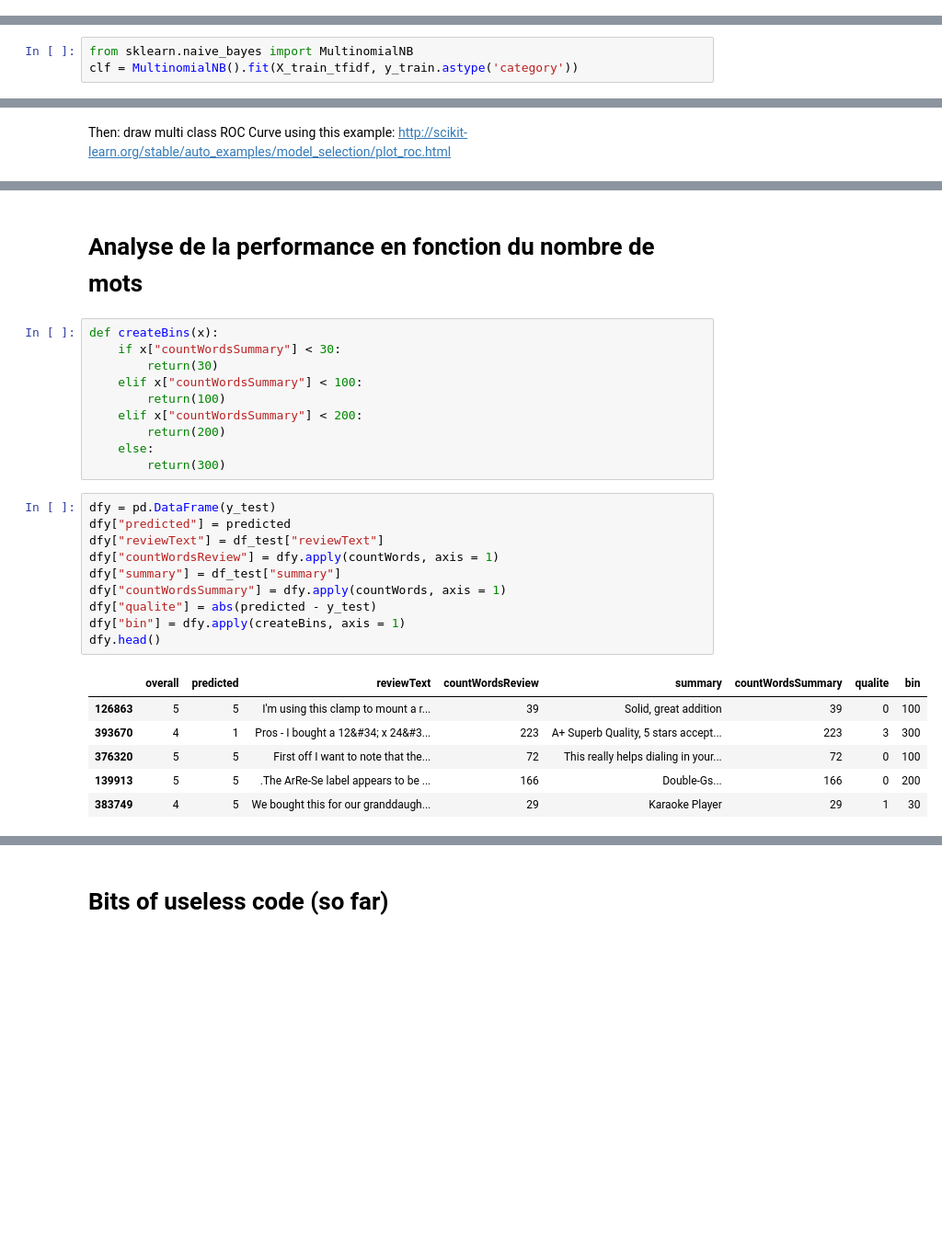
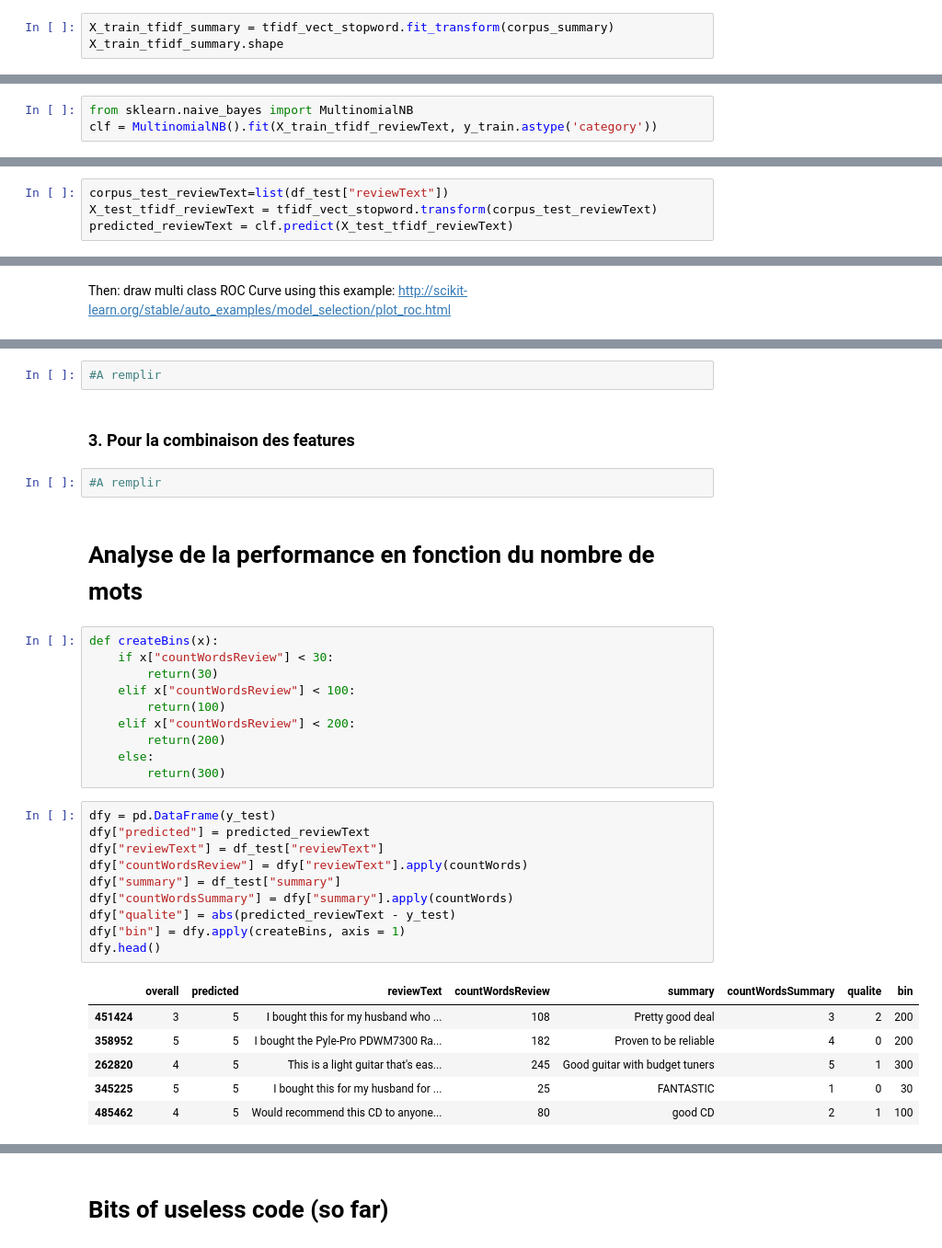
Before and after one commit to alexcombessie/ENSAE_Amazon-Review-Prediction, a Jupyter notebook: Projet Python - Amazon review data.ipynb, the cells around one changed output, grey strips where cells are left out. Shown at 92% size. Saved outputs shown, nothing was run; the diff lists cells and outputs as text; blank space fills up the shorter version.

Commit message:
Premier travail de combinaison des features
changé la structure, cleané du code, et commencé à implémenter le
machine learning sur la combinaison des features

```diff
--- a/Projet Python - Amazon review data.ipynb
+++ b/Projet Python - Amazon review data.ipynb
@@ -274,0 +279,3 @@ X_train_tfidf.shape
+# %%
+X_train_tfidf_summary = tfidf_vect_stopword.fit_transform(corpus_summary)
+X_train_tfidf_summary.shape
@@ -283,3 +321,3 @@ X_train_tfidf.shape
 # %%
 from sklearn.naive_bayes import MultinomialNB
-clf = MultinomialNB().fit(X_train_tfidf, y_train.astype('category'))
+clf = MultinomialNB().fit(X_train_tfidf_reviewText, y_train.astype('category'))
@@ -291,3 +324,7 @@ predicted = clf.predict(X_test_tfidf)
+# %%
+corpus_test_reviewText=list(df_test["reviewText"])
+X_test_tfidf_reviewText = tfidf_vect_stopword.transform(corpus_test_reviewText)
+predicted_reviewText = clf.predict(X_test_tfidf_reviewText)
 # %%
 from sklearn.linear_model import SGDClassifier
 SGDclass=SGDClassifier(loss='hinge', penalty='l2', alpha=1e-3, n_iter=5, random_state=42)
@@ -372,32 +415,38 @@ Good priceGood qualityI would definetly recommend this speaker wire to anyone wh
+# %%
+#A remplir
+# %% [markdown]
+### 3. Pour la combinaison des features
+# %%
+#A remplir
 # %% [markdown]
 # Analyse de la performance en fonction du nombre de mots
 # %%
 def createBins(x):
-    if x["countWordsSummary"] < 30:
+    if x["countWordsReview"] < 30:
         return(30)
-    elif x["countWordsSummary"] < 100:
+    elif x["countWordsReview"] < 100:
         return(100)
-    elif x["countWordsSummary"] < 200:
+    elif x["countWordsReview"] < 200:
         return(200)
     else:
         return(300)
 # %%
 dfy = pd.DataFrame(y_test)
-dfy["predicted"] = predicted
+dfy["predicted"] = predicted_reviewText
 dfy["reviewText"] = df_test["reviewText"]
-dfy["countWordsReview"] = dfy.apply(countWords, axis = 1)
+dfy["countWordsReview"] = dfy["reviewText"].apply(countWords)
 dfy["summary"] = df_test["summary"]
-dfy["countWordsSummary"] = dfy.apply(countWords, axis = 1)
-dfy["qualite"] = abs(predicted - y_test)
+dfy["countWordsSummary"] = dfy["summary"].apply(countWords)
+dfy["qualite"] = abs(predicted_reviewText - y_test)
 dfy["bin"] = dfy.apply(createBins, axis = 1)
 dfy.head()
 # %% [output]
 |  | overall | predicted | reviewText | countWordsReview | summary | countWordsSummary | qualite | bin |
-| 126863 | 5 | 5 | I'm using this clamp to mount a r... | 39 | Solid, great addition | 39 | 0 | 100 |
-| 393670 | 4 | 1 | Pros - I bought a 12&#34; x 24&#3... | 223 | A+ Superb Quality, 5 stars accept... | 223 | 3 | 300 |
-| 376320 | 5 | 5 | First off I want to note that the... | 72 | This really helps dialing in your... | 72 | 0 | 100 |
-| 139913 | 5 | 5 | .The ArRe-Se label appears to be ... | 166 | Double-Gs... | 166 | 0 | 200 |
-| 383749 | 4 | 5 | We bought this for our granddaugh... | 29 | Karaoke Player | 29 | 1 | 30 |
+| 451424 | 3 | 5 | I bought this for my husband who ... | 108 | Pretty good deal | 3 | 2 | 200 |
+| 358952 | 5 | 5 | I bought the Pyle-Pro PDWM7300 Ra... | 182 | Proven to be reliable | 4 | 0 | 200 |
+| 262820 | 4 | 5 | This is a light guitar that's eas... | 245 | Good guitar with budget tuners | 5 | 1 | 300 |
+| 345225 | 5 | 5 | I bought this for my husband for ... | 25 | FANTASTIC | 1 | 0 | 30 |
+| 485462 | 4 | 5 | Would recommend this CD to anyone... | 80 | good CD | 2 | 1 | 100 |
 # %%
 np.mean(dfy[dfy.bin==30]["qualite"])
 # %% [output]
```
Also changed, not shown: parts of 44 cells of this notebook.
